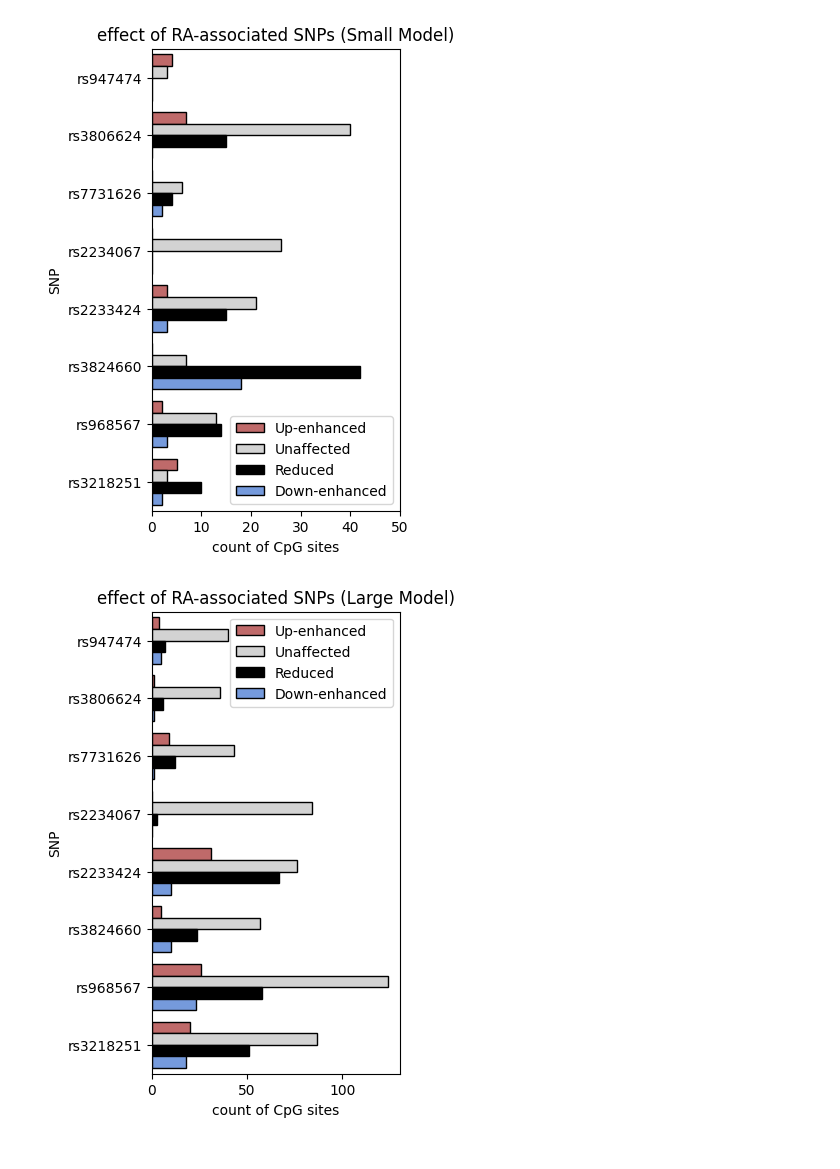
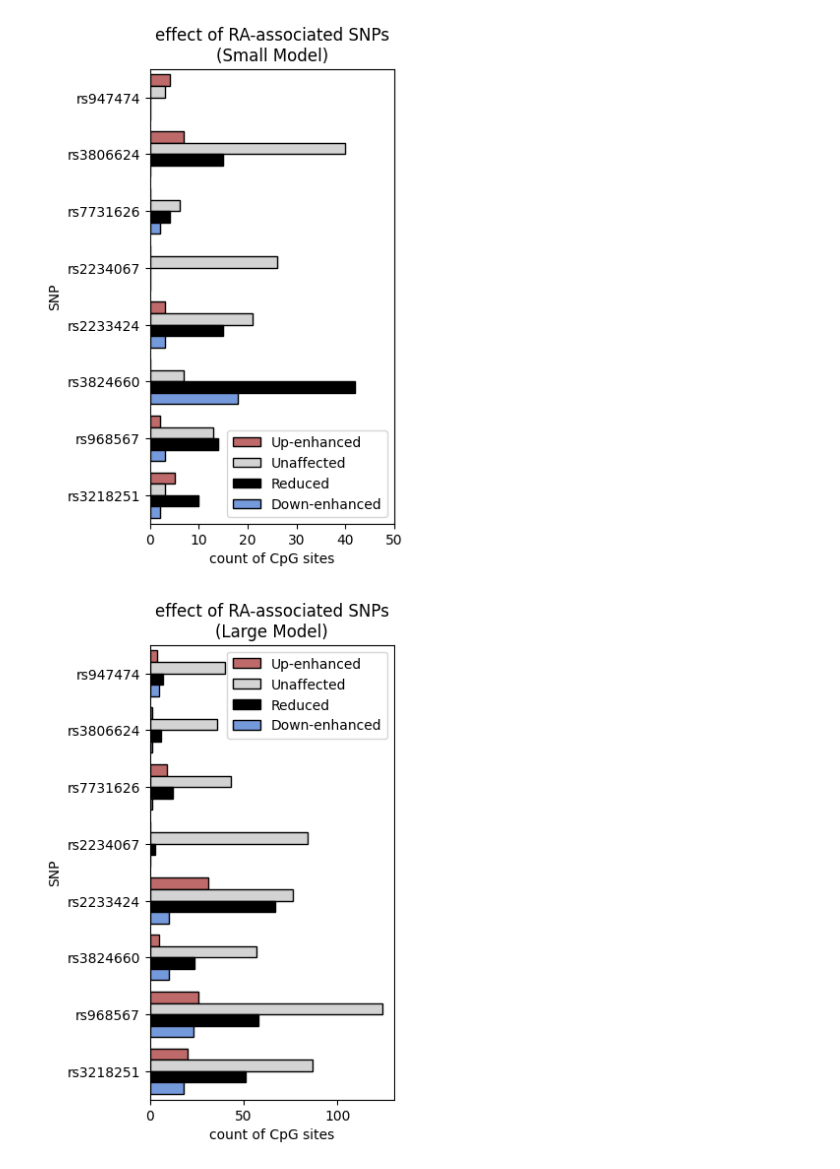
Before and after one commit to Liuzhe30/Methven, a Jupyter notebook: experiment/08-disease-SNP/SNP_visualization.ipynb, the cells around one changed output. Drawn from its saved outputs; the diff is of its cells as text; code cells hidden in the pictures.

```diff
--- a/experiment/08-disease-SNP/SNP_visualization.ipynb
+++ b/experiment/08-disease-SNP/SNP_visualization.ipynb
@@ -13,24 +13,24 @@ file_path = 'data/pred_merged/'
 # %%
 # small model
 data = pd.read_csv('data/pred_merged/merged_small.csv')
 
 ax = plt.subplots(figsize=(3.2,6))
 
 morandi_palette = ['#CD5C5C', '#D3D3D3','#000000', '#6495ED']
 ax = sns.barplot(y = 'SNP', x = 'count of CpG sites', data = data, hue = 'type', ci=50,palette=morandi_palette,alpha=1)
 plt.xlim(0, 50)
 
 for patch in ax.patches:
     patch.set_edgecolor('black')
     patch.set_linewidth(1)
 
 #plt.xlim(0, 36)
 plt.legend(loc="best")
-plt.title('effect of RA-associated SNPs (Small Model)')
+plt.title('effect of RA-associated SNPs\n(Small Model)')
 plt.savefig('images/small.png',dpi=300, bbox_inches = 'tight')
 plt.show()
 # %% [output]
-[figure, old version]
+[figure, new version]
 # %%
 # small model
 data = pd.read_csv('data/pred_merged/merged_large.csv')
@@ -46,8 +46,8 @@ for patch in ax.patches:
 
 #plt.xlim(0, 150)
 plt.legend(loc="best")
-plt.title('effect of RA-associated SNPs (Large Model)')
+plt.title('effect of RA-associated SNPs\n(Large Model)')
 plt.savefig('images/large.png',dpi=300, bbox_inches = 'tight')
 plt.show()
 # %% [output]
-[figure, old version]
+[figure, new version]
```
Also changed, not shown: 2 other files.
